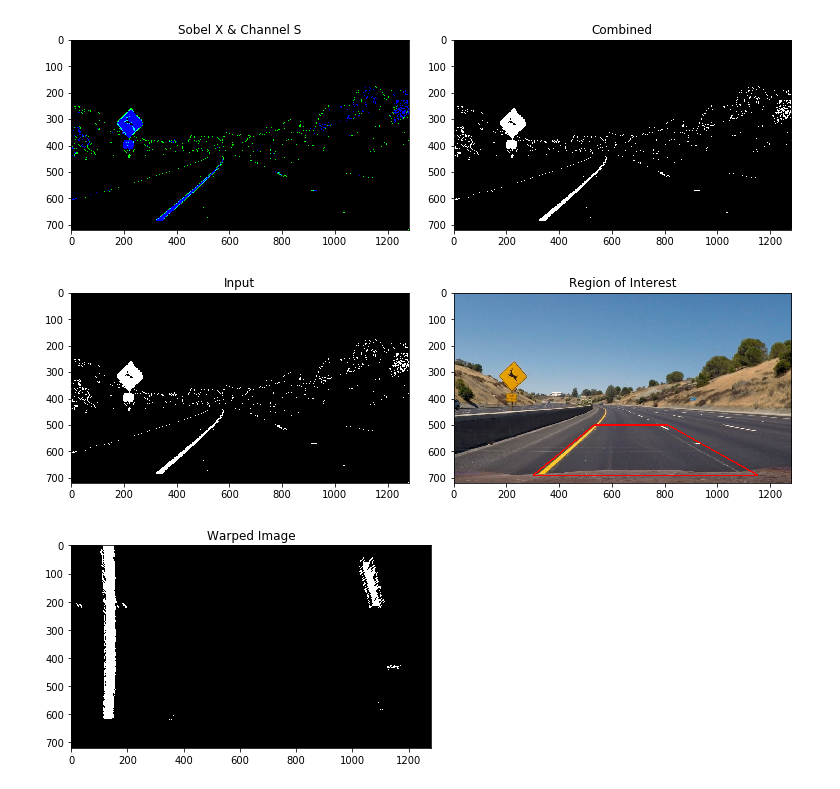
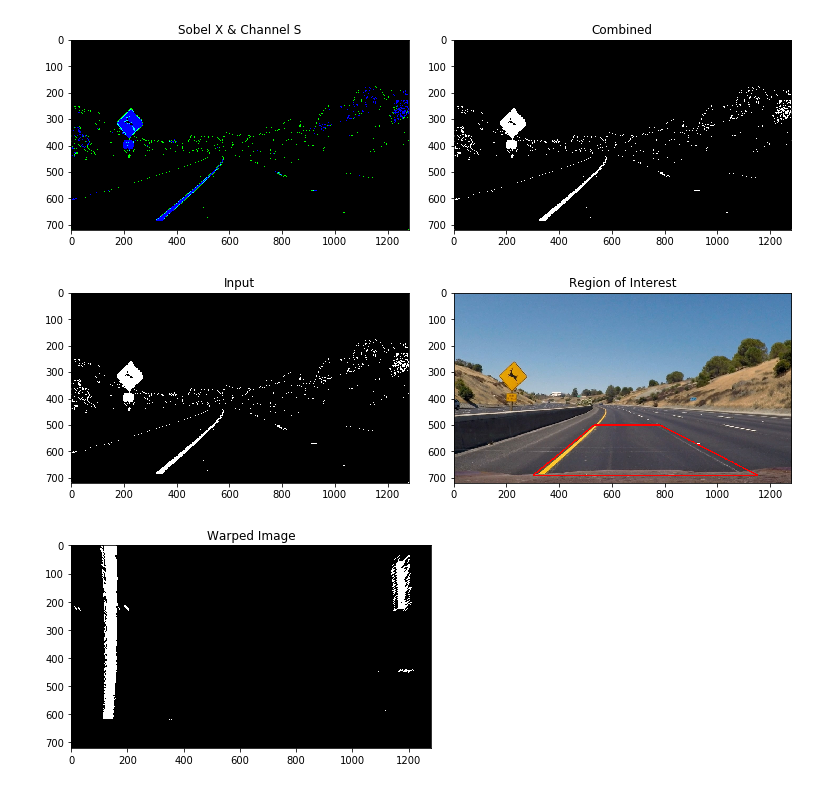
Before and after one commit to adreena/carnd-adv-lane-lines, a Jupyter notebook: project4.ipynb, the cells around one changed output. Saved outputs shown, nothing was run; the diff lists cells and outputs as text; code cells hidden in the pictures.

```diff
--- a/project4.ipynb
+++ b/project4.ipynb
@@ -179,19 +179,19 @@ def display_region(original_img , gray_img, src_vertices):
 # %%
 # test region & warp
 test_img = mpimage.imread('test_images/test2.jpg')
 img_size = [combined_binary.shape[0],combined_binary.shape[1]]
-src_vertices =[[530,500],[810,500],[1150,690],[300,690]]
+src_vertices =[[530,500],[780,500],[1150,690],[300,690]]
 
 offset = 100
 dst_vertices = [[offset,offset],[img_size[1]-offset,offset],[img_size[1]-offset,img_size[0]-offset],[offset,img_size[0]-offset]]
 
 img_region = display_region(test_img,combined_binary,src_vertices)
 warped_img = get_perspective_transformation(combined_binary,src_vertices,dst_vertices)
 side2side_plotter([[combined_binary,'Input'],[img_region,'Region of Interest']])
 side2side_plotter([[warped_img,'Warped Image']])
 # %% [output]
 [figure]
-[figure, old version]
+[figure, new version]
 # %%
 # step 5
 # histogram | convolve
```
Also changed, not shown: parts of 8 cells of this notebook, 1 other file.
